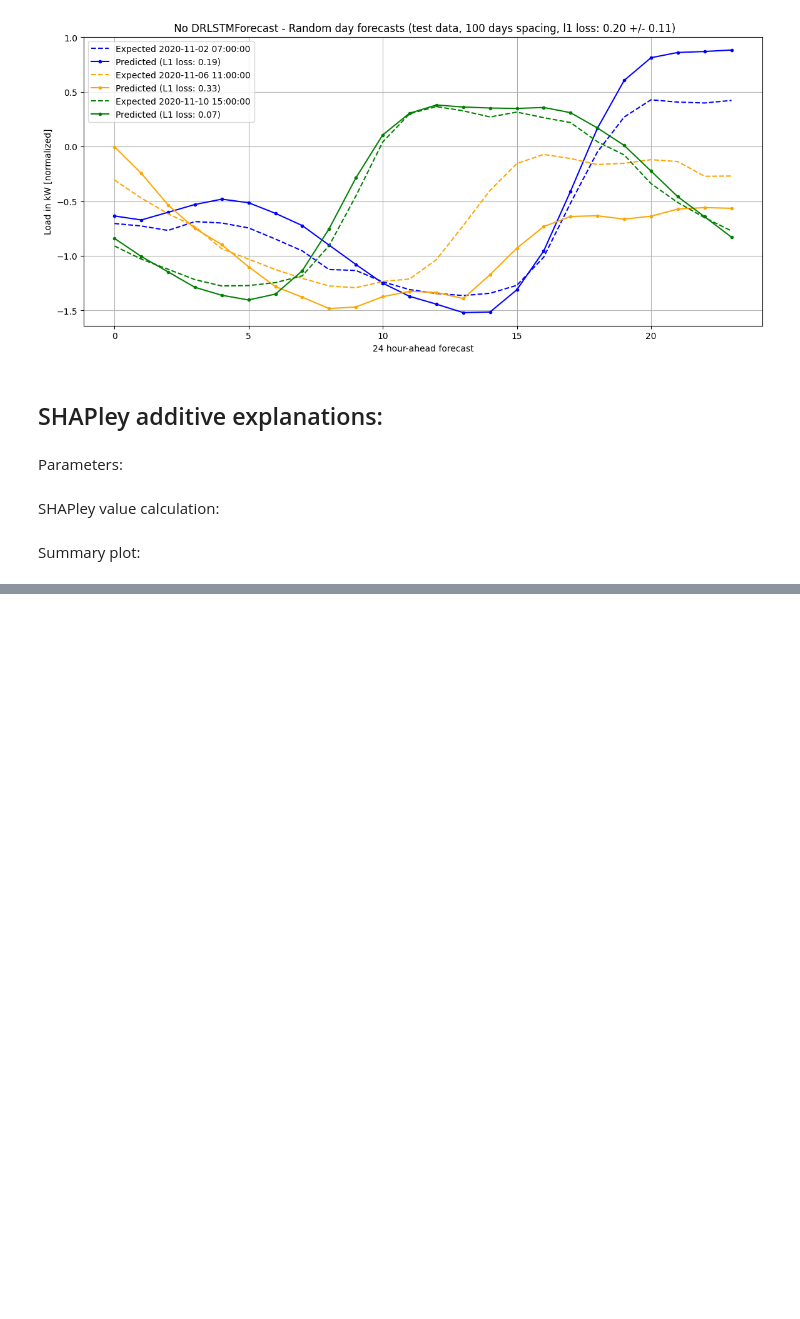
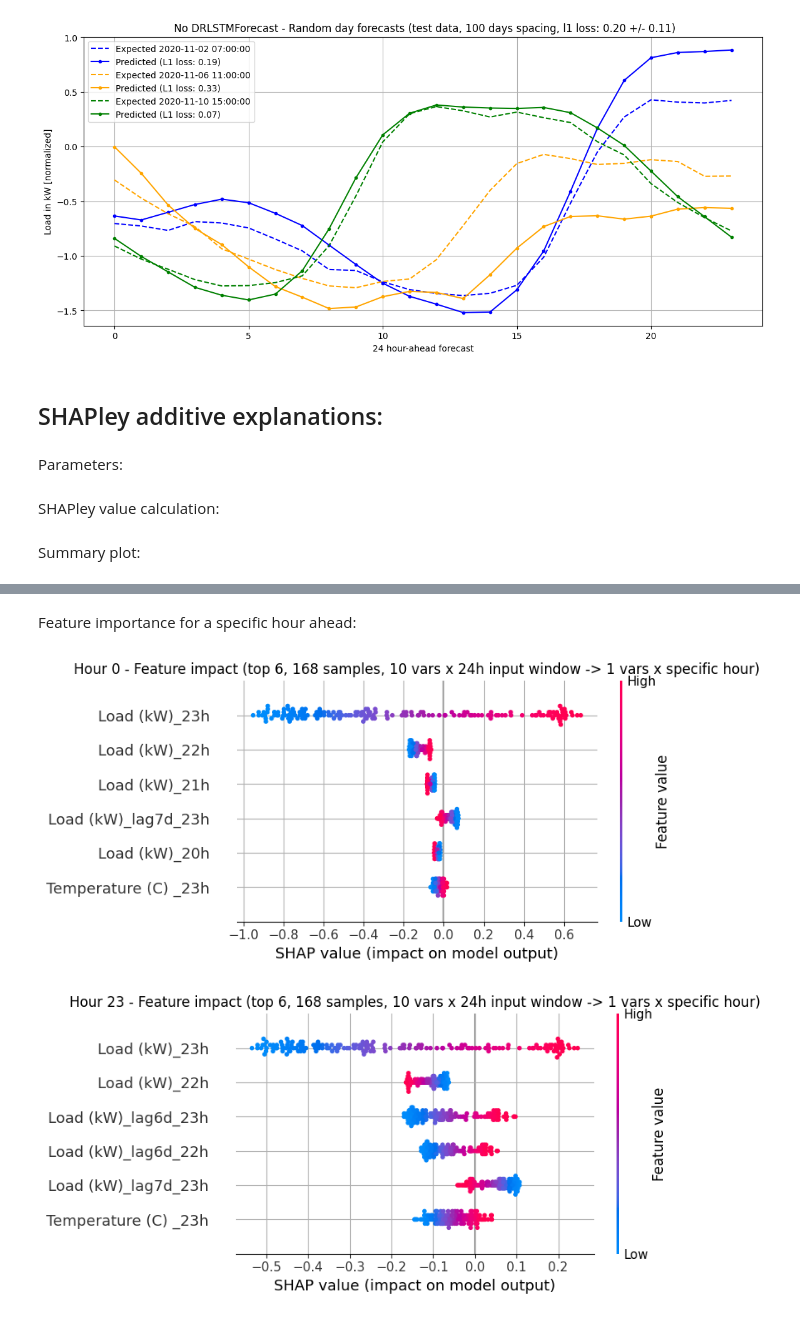
Before and after one commit to temp3rr0r/DR-DNN, a Jupyter notebook: Load_kW_NoDR.ipynb, the cells around one changed output, grey strips where cells are left out. Drawn from its saved outputs; the diff is of its cells as text; code cells hidden in the pictures; blank space fills up the shorter version.

```diff
--- a/Load_kW_NoDR.ipynb
+++ b/Load_kW_NoDR.ipynb
@@ -627,7 +626,7 @@ plt.show()
 # %% [markdown]
 Parameters:
 # %%
-samples = 40 # Number of hourly-shifting windows to use from the test dataset.
+samples = 24 * 7 # Number of hourly-shifting windows to use from the test dataset.
 # %% [markdown]
 SHAPley value calculation:
 # %%
@@ -676,0 +674,13 @@ plt.show()
+# %% [markdown]
+Feature importance for a specific hour ahead:
+# %%
+max_top_features = 6
+for specific_hour in [0, 23]:
+  reshaped_shap_values = np.reshape(shap_values[specific_hour], (samples, feature_count * input_hours))
+  plt.title(f'Hour {specific_hour} - Feature impact (top {max_top_features}, {samples} samples, {feature_count} vars x {output_hours}h input window -> {output_count} vars x specific hour)')
+  plt.grid()
+  shap.summary_plot(reshaped_shap_values, df_shap, max_display=max_top_features)
+  plt.show()
+# %% [output]
+[figure, added]
+[figure, added]
```
Also changed, not shown: parts of 3 cells of this notebook, 5 other files.
